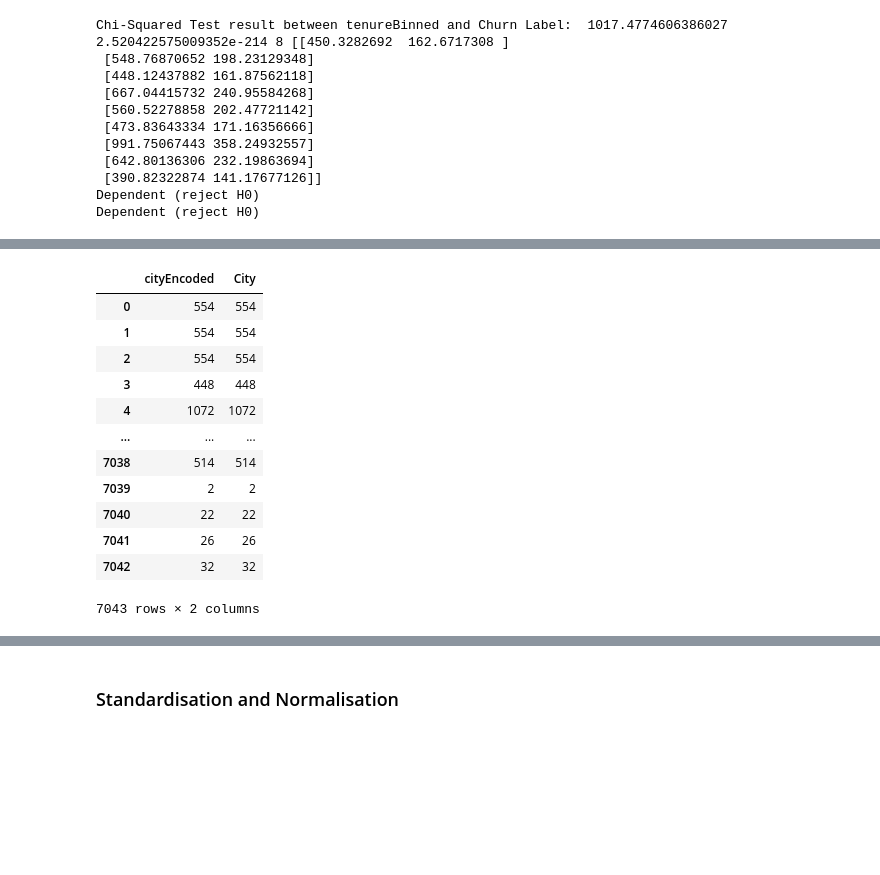
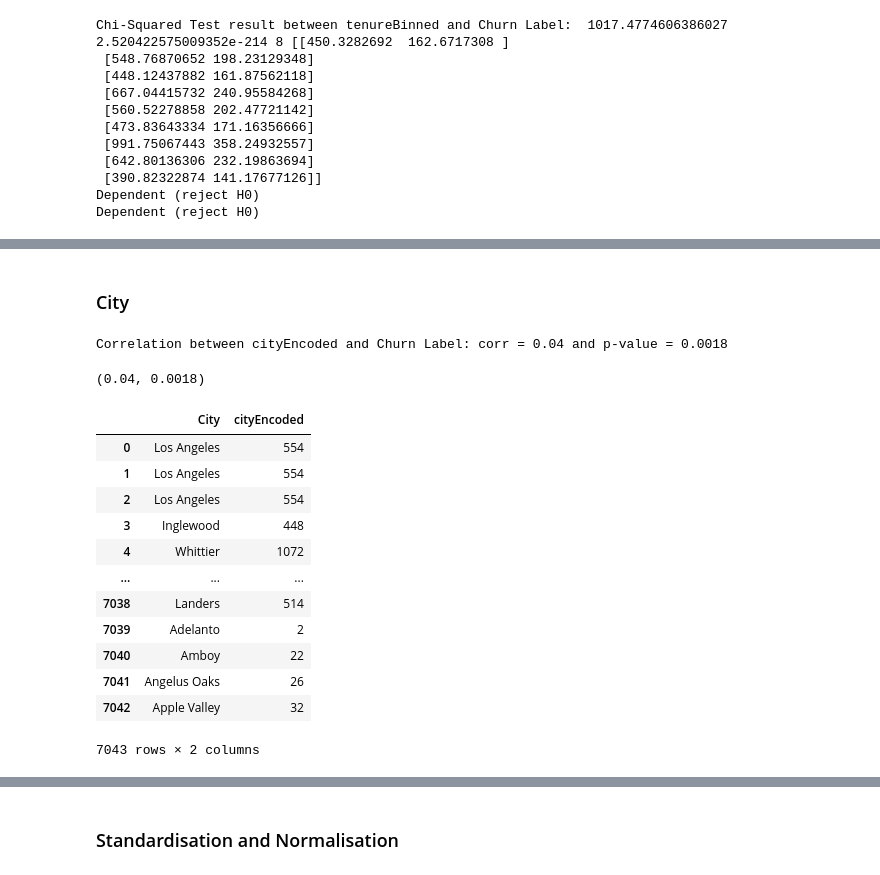
Before and after one commit to lucienwalewski/cse204project, a Jupyter notebook: src/preprocessing.ipynb, the cells around one changed output, grey strips where cells are left out. Drawn from its saved outputs; the diff is of its cells as text; code cells hidden in the pictures; blank space fills up the shorter version.

```diff
--- a/src/preprocessing.ipynb
+++ b/src/preprocessing.ipynb
@@ -545,3 +530,0 @@ def object_to_int(df):
-# %%
-df = df.apply(lambda x: object_to_int(x))
-df.head()
@@ -624,7 +565,7 @@ plotHistogram('Age')
 # %%
 age_bins = ['youngAdult', 'Adult', 'Senior']
 
-age_ranges = [19, 29, 65, 80]
+age_ranges = [18, 29, 65, 80]
 
 df['ageBinned'] = pd.cut(df['Age'], age_ranges, labels=age_bins)
 # %%
@@ -774,6 +759,8 @@ def plotBar(categorical1, categorical2="Churn Label"):
     plt.tick_params(axis='both', which='major', labelsize=12)
     plt.xlabel(categorical1, fontsize=14)
     plt.ylabel(categorical2 + " probability", fontsize=14)
+# %% [markdown]
+### City
 # %%
 from sklearn import preprocessing
 le = preprocessing.LabelEncoder()
@@ -785,16 +768,21 @@ df['cityEncoded'] = le.fit_transform(df['City'])
+# %%
+get_corr('cityEncoded')
+# %% [output]
+Correlation between cityEncoded and Churn Label: corr = 0.04 and p-value = 0.0018
+(0.04, 0.0018)
 # %%
-df[['cityEncoded', 'City']]
+df[['City', 'cityEncoded']]
 # %% [output]
-|  | cityEncoded | City |
-| 0 | 554 | 554 |
-| 1 | 554 | 554 |
-| 2 | 554 | 554 |
-| 3 | 448 | 448 |
-| 4 | 1072 | 1072 |
+|  | City | cityEncoded |
+| 0 | Los Angeles | 554 |
+| 1 | Los Angeles | 554 |
+| 2 | Los Angeles | 554 |
+| 3 | Inglewood | 448 |
+| 4 | Whittier | 1072 |
 | ... | ... | ... |
-| 7038 | 514 | 514 |
-| 7039 | 2 | 2 |
-| 7040 | 22 | 22 |
-| 7041 | 26 | 26 |
-| 7042 | 32 | 32 |
+| 7038 | Landers | 514 |
+| 7039 | Adelanto | 2 |
+| 7040 | Amboy | 22 |
+| 7041 | Angelus Oaks | 26 |
+| 7042 | Apple Valley | 32 |
 7043 rows × 2 columns
```
Also changed, not shown: parts of 88 cells of this notebook, 2 other files.
